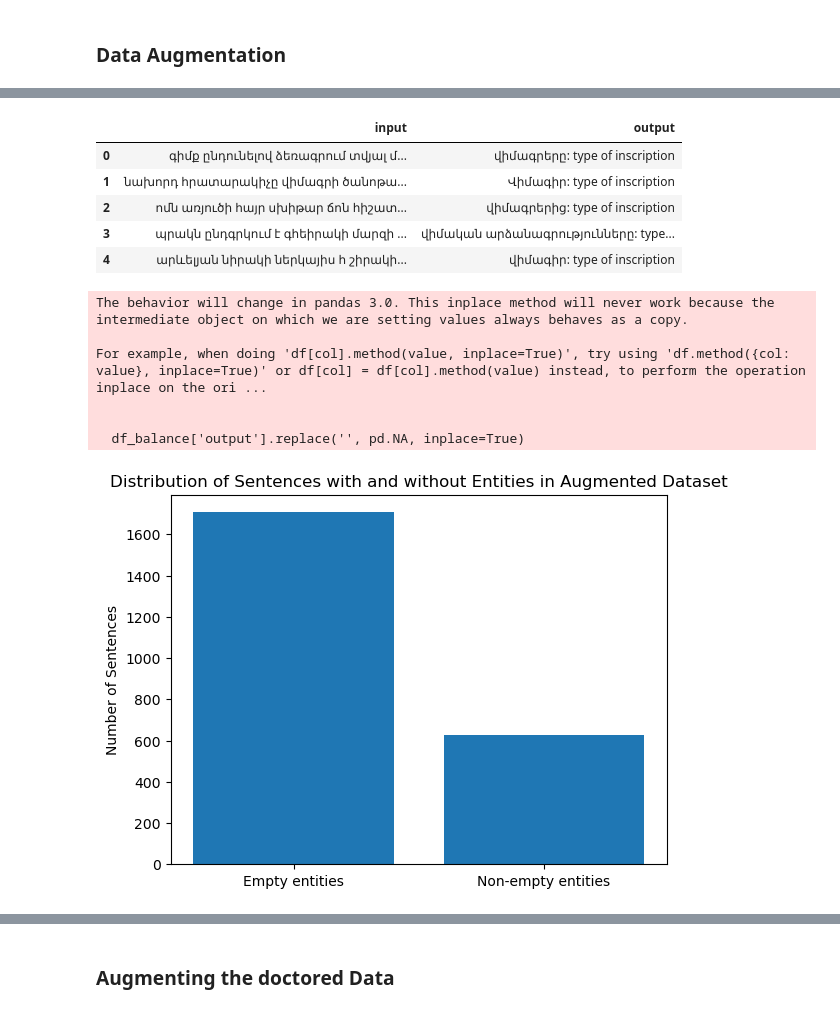
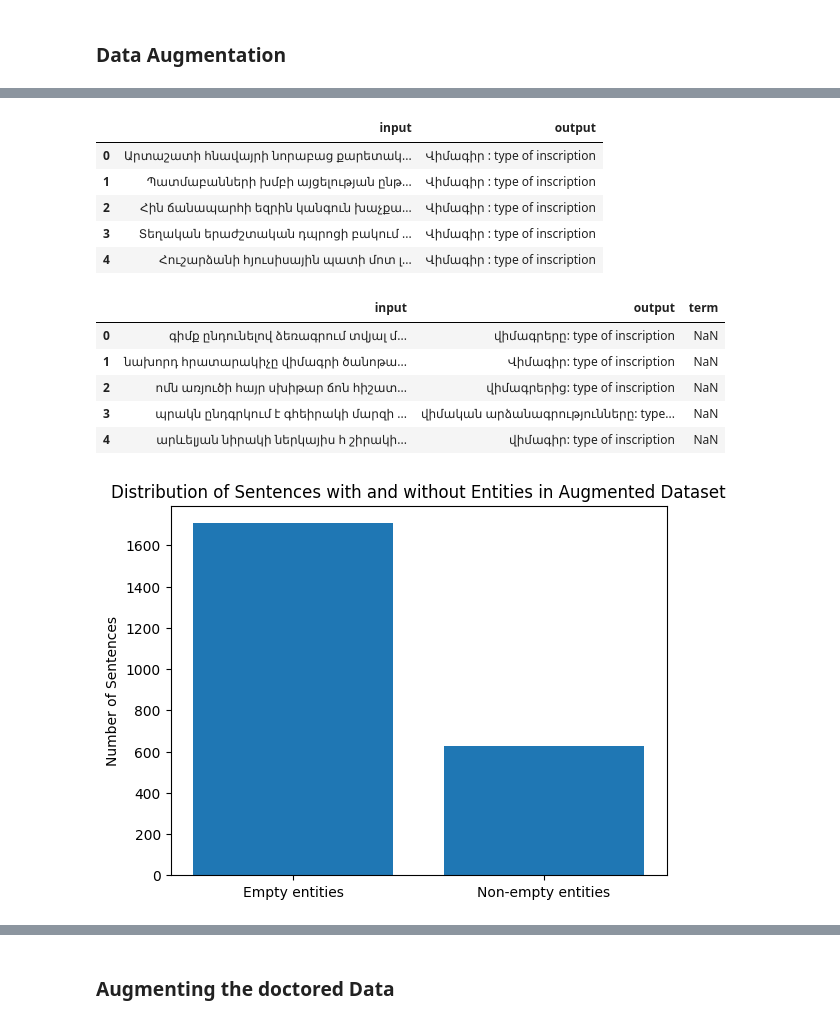
Before and after one commit to dhlab-epfl/dhlab-epigraphy-studies, a Jupyter notebook: dataset_formation/Dataset_split.ipynb, the cells around one changed output, grey strips where cells are left out. Cells and saved outputs as stored; diff of their text form; code cells hidden in the pictures.

```diff
--- a/dataset_formation/Dataset_split.ipynb
+++ b/dataset_formation/Dataset_split.ipynb
@@ -10,7 +10,7 @@ import numpy as np
 # %% [markdown]
 ## Dataset Analysis
 # %%
-df=pd.read_json('divan10_final_data.jsonl',lines=True)
+df = pd.read_json('data/divan10_final_data.jsonl', lines=True)
 df.head()
 # %% [output]
 |  | input | output |
@@ -381,6 +472,8 @@ test_df.to_csv('test_ner.csv',index=False)
 # Augmented Dataset
 # %% [markdown]
 ### Data Augmentation
+# %%
+AUGMENT = False
 # %%
 from pydantic import BaseModel,Field
 from typing import Optional,List
@@ -458,35 +552,49 @@ with open(out_file, "w", encoding="utf-8") as f:
 # %%
 import json
-with open('C:/Users/Kamal/OneDrive/Documents/GitHub/dhlab-epigraphy-studies/preprocessing/additionnal_examples.json', "r", encoding="utf-8") as f:
-    data = json.load(f)
+if AUGMENT:
+    with open('../preprocessing/additional_examples.json', "r", encoding="utf-8") as f:
+        data = json.load(f)
 
-# Extract sentences
-sentences = data.get("senteces", [])  # adjust if it's actually "sentences"
-additionnal_examples=pd.DataFrame(sentences)
+    # Extract sentences
+    sentences = data.get("sentences", [])  # adjust if it's actually "sentences"
+    additional_examples = pd.DataFrame(sentences)
+# %%
+additional_examples.head()
+# %% [output]
+|  | input | output |
+| 0 | Արտաշատի հնավայրի նորաբաց քարետակ... | Վիմագիր : type of inscription |
+| 1 | Պատմաբանների խմբի այցելության ընթ... | Վիմագիր : type of inscription |
+| 2 | Հին ճանապարհի եզրին կանգուն խաչքա... | Վիմագիր : type of inscription |
+| 3 | Տեղական երաժշտական դպրոցի բակում ... | Վիմագիր : type of inscription |
+| 4 | Հուշարձանի հյուսիսային պատի մոտ լ... | Վիմագիր : type of inscription |
 # %%
-df=pd.read_json('divan10_final_data.jsonl',lines=True)
-augmented=pd.concat([df,additionnal_examples],ignore_index=True)
-augmented.head()
+if AUGMENT:
+    df = pd.read_json('data/divan10_final_data.jsonl', lines=True)
+    augmented = pd.concat([df, additionnal_examples], ignore_index=True)
+    augmented.head()
 # %% [output]
-|  | input | output |
-| 0 | գիմք ընդունելով ձեռագրում տվյալ մ... | վիմագրերը: type of inscription |
-| 1 | նախորդ հրատարակիչը վիմագրի ծանոթա... | Վիմագիր: type of inscription |
-| 2 | ոմն առյուծի հայր սխիթար ճոն հիշատ... | վիմագրերից: type of inscription |
-| 3 | պրակն ընդգրկում է գհեիրակի մարզի ... | վիմական արձանագրությունները: type... |
-| 4 | արևելյան նիրակի ներկայիս հ շիրակի... | վիմագիր: type of inscription |
+|  | input | output | term |
+| 0 | գիմք ընդունելով ձեռագրում տվյալ մ... | վիմագրերը: type of inscription | NaN |
+| 1 | նախորդ հրատարակիչը վիմագրի ծանոթա... | Վիմագիր: type of inscription | NaN |
+| 2 | ոմն առյուծի հայր սխիթար ճոն հիշատ... | վիմագրերից: type of inscription | NaN |
+| 3 | պրակն ընդգրկում է գհեիրակի մարզի ... | վիմական արձանագրությունները: type... | NaN |
+| 4 | արևելյան նիրակի ներկայիս հ շիրակի... | վիմագիր: type of inscription | NaN |
 # %%
-df_balance=augmented.copy()
-df_balance['output'].replace('', pd.NA, inplace=True)
-plt.bar(x=['Empty entities','Non-empty entities'],height=[len(df_balance[df_balance['output'].isna()]),len(df_balance[~df_balance['output'].isna()])])
-plt.ylabel('Number of Sentences')
-plt.title('Distribution of Sentences with and without Entities in Augmented Dataset')
-plt.show()
+if AUGMENT:
+    df_balance = augmented.copy()
+
+    df_balance['output'] = df_balance['output'].replace('', pd.NA)
+
+    empty_count = df_balance['output'].isna().sum()
+    non_empty_count = (~df_balance['output'].isna()).sum()
+
+    plt.bar(
+        x=['Empty entities', 'Non-empty entities'],
+        height=[empty_count, non_empty_count]
+    )
+    plt.ylabel('Number of Sentences')
+    plt.title('Distribution of Sentences with and without Entities in Augmented Dataset')
+    plt.show()
 # %% [output]
-The behavior will change in pandas 3.0. This inplace method will never work because the intermediate object on which we are setting values always behaves as a copy.
-
-For example, when doing 'df[col].method(value, inplace=True)', try using 'df.method({col: value}, inplace=True)' or df[col] = df[col].method(value) instead, to perform the operation inplace on the ori ...
-
-
-  df_balance['output'].replace('', pd.NA, inplace=True)
-[figure, old version]
+[figure, new version]
 # %%
```
Also changed, not shown: parts of 48 cells of this notebook, 18 other files.
